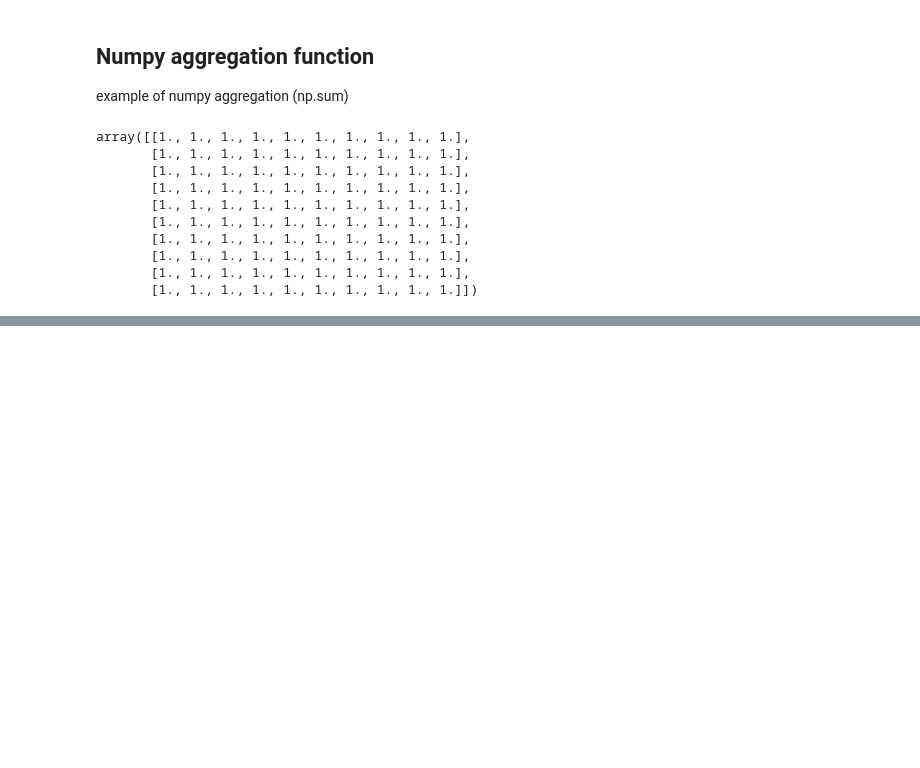
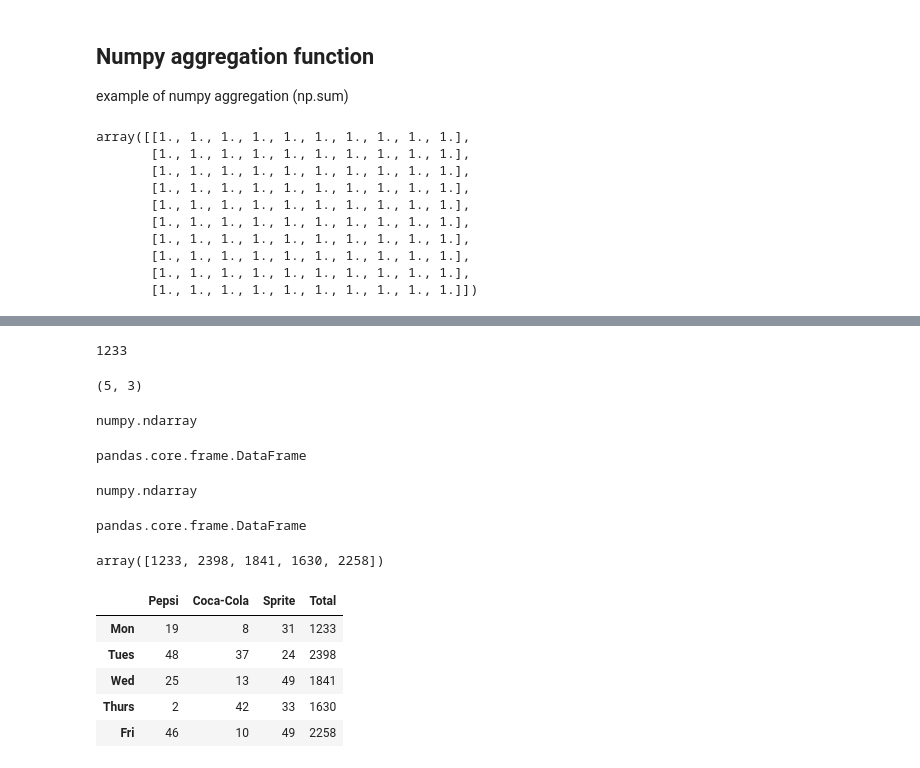
Before and after one commit to thanaponpuipui/data-science-learning, a Jupyter notebook: numpy/numpy-intro.ipynb, the cells around one changed output, grey strips where cells are left out. Saved outputs shown, nothing was run; the diff lists cells and outputs as text; code cells hidden in the pictures; blank space fills up the shorter version.

Commit message:
finish numpy exercise

```diff
--- a/numpy/numpy-intro.ipynb
+++ b/numpy/numpy-intro.ipynb
@@ -453,0 +599,2 @@ array([[1., 1., 1., 1., 1., 1., 1., 1., 1., 1.],
+# %%
+price_per_unit = np.array([23, 22, 20])
@@ -453,0 +619,41 @@ array([[1., 1., 1., 1., 1., 1., 1., 1., 1., 1.],
+# %%
+(19 * 23) + (8 * 22) + (31 * 20)
+# %% [output]
+1233
+# %%
+soda_pop_sales.shape
+# %% [output]
+(5, 3)
+# %%
+type(daily_sales)
+# %% [output]
+numpy.ndarray
+# %%
+type(soda_pop_sales)
+# %% [output]
+pandas.core.frame.DataFrame
+# %%
+type(price_per_unit)
+# %% [output]
+numpy.ndarray
+# %%
+type(price_data)
+# %% [output]
+pandas.core.frame.DataFrame
+# %%
+np.dot(daily_sales, price_per_unit)
+# %% [output]
+array([1233, 2398, 1841, 1630, 2258])
+# %%
+daily_total = daily_sales.dot(price_per_unit)
+# %%
+soda_pop_sales['Total'] = daily_total
+# %%
+soda_pop_sales
+# %% [output]
+|  | Pepsi | Coca-Cola | Sprite | Total |
+| Mon | 19 | 8 | 31 | 1233 |
+| Tues | 48 | 37 | 24 | 2398 |
+| Wed | 25 | 13 | 49 | 1841 |
+| Thurs | 2 | 42 | 33 | 1630 |
+| Fri | 46 | 10 | 49 | 2258 |
```
Also changed, not shown: parts of 46 cells of this notebook, 1 other file.
